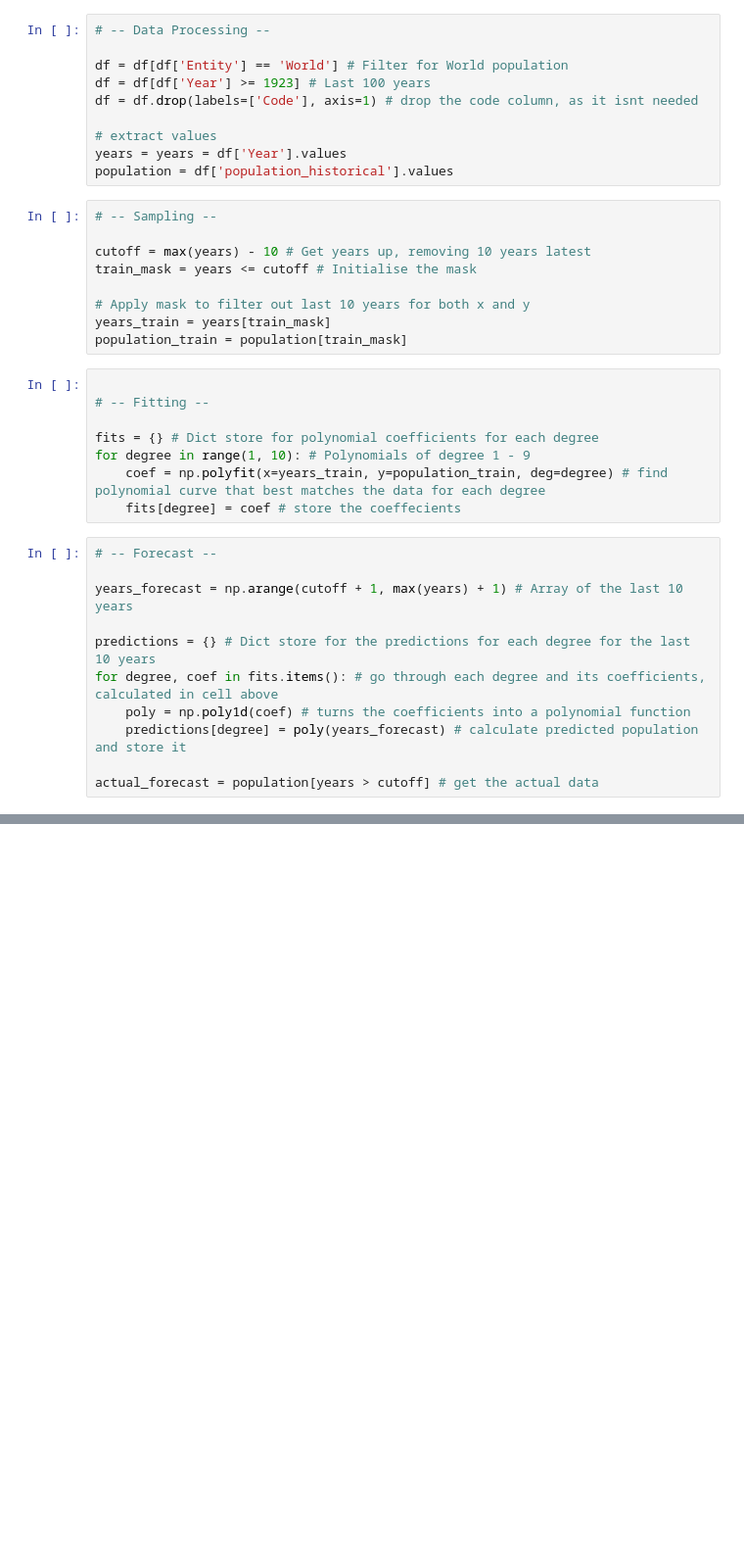
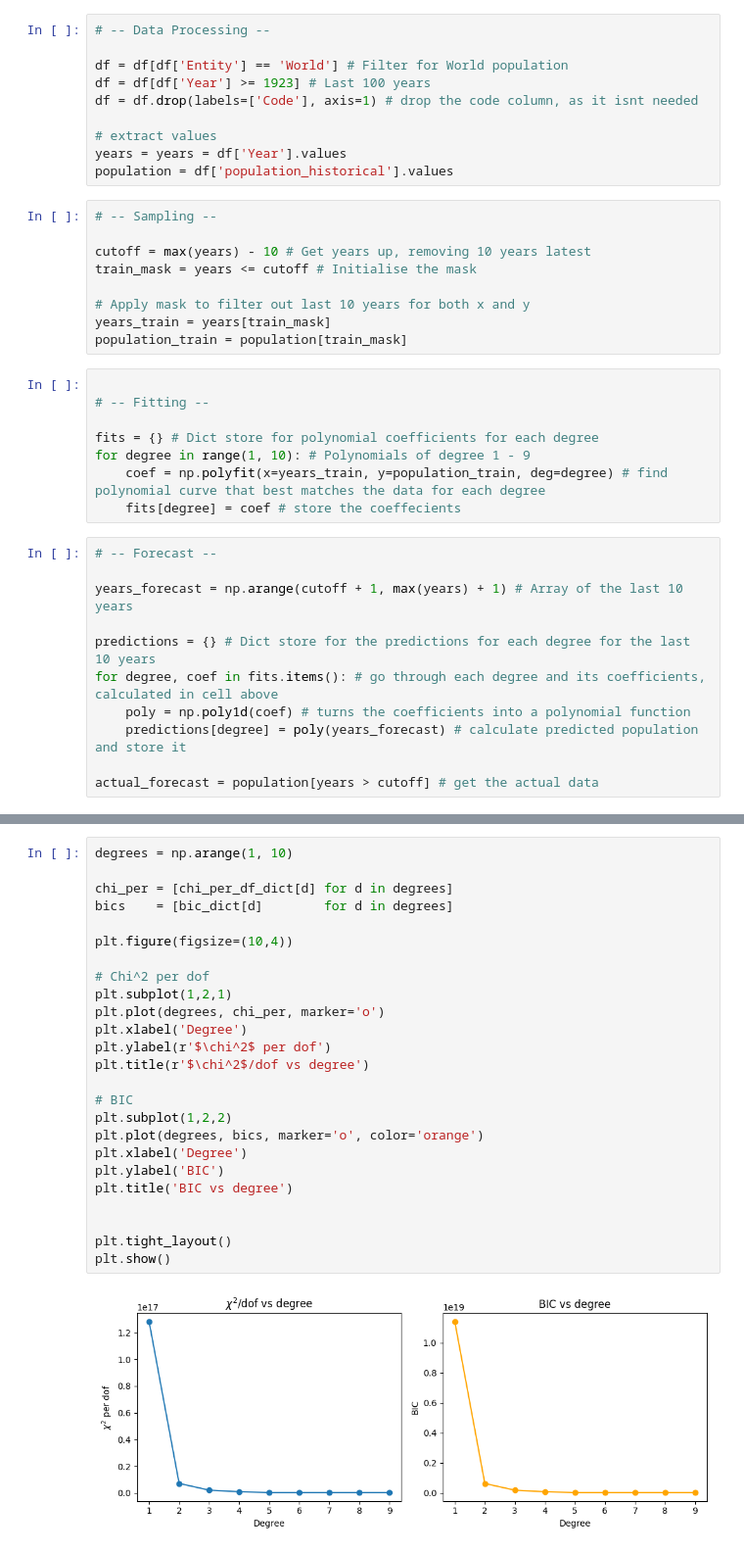
Before and after one commit to AyoubGutin/DAT45501_Portfolio, a Jupyter notebook: src/data_analysis/fitting_forecasting.ipynb, the cells around one changed output, grey strips where cells are left out. Shown at 98% size. Drawn from its saved outputs; the diff is of its cells as text; blank space fills up the shorter version.

```diff
--- a/src/data_analysis/fitting_forecasting.ipynb
+++ b/src/data_analysis/fitting_forecasting.ipynb
@@ -75,0 +125,27 @@ plt.show()
+# %%
+degrees = np.arange(1, 10)
+
+chi_per = [chi_per_df_dict[d] for d in degrees]
+bics    = [bic_dict[d]        for d in degrees]
+
+plt.figure(figsize=(10,4))
+
+# Chi^2 per dof
+plt.subplot(1,2,1)
+plt.plot(degrees, chi_per, marker='o')
+plt.xlabel('Degree')
+plt.ylabel(r'$\chi^2$ per dof')
+plt.title(r'$\chi^2$/dof vs degree')
+
+# BIC
+plt.subplot(1,2,2)
+plt.plot(degrees, bics, marker='o', color='orange')
+plt.xlabel('Degree')
+plt.ylabel('BIC')
+plt.title('BIC vs degree')
+
+
+plt.tight_layout()
+plt.show()
+# %% [output]
+[figure, added]
```
Also changed, not shown: parts of 3 cells of this notebook, 1 other file.
